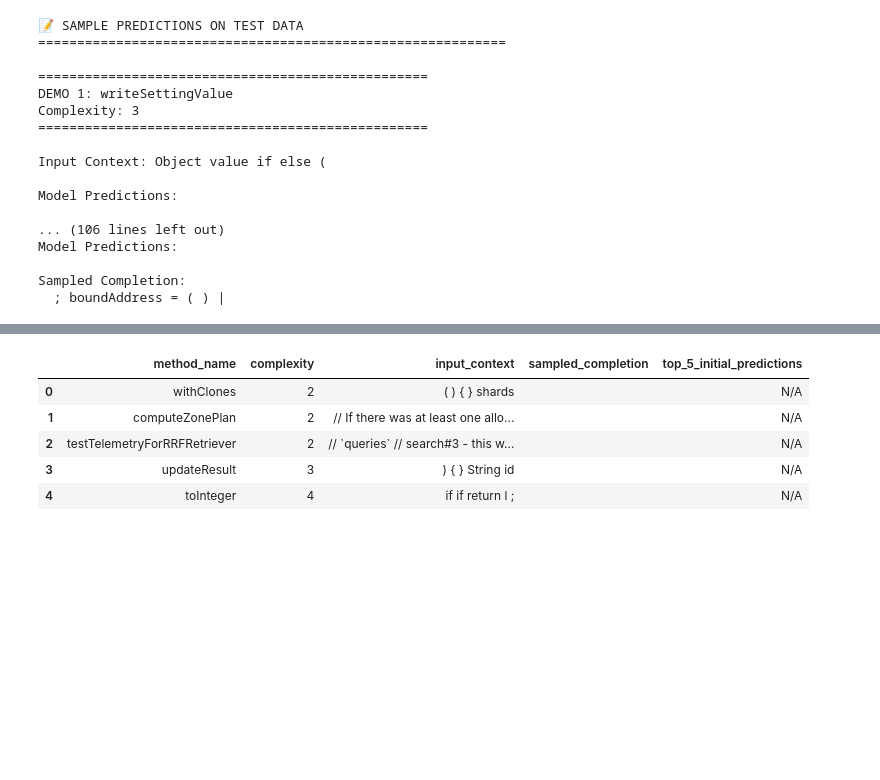
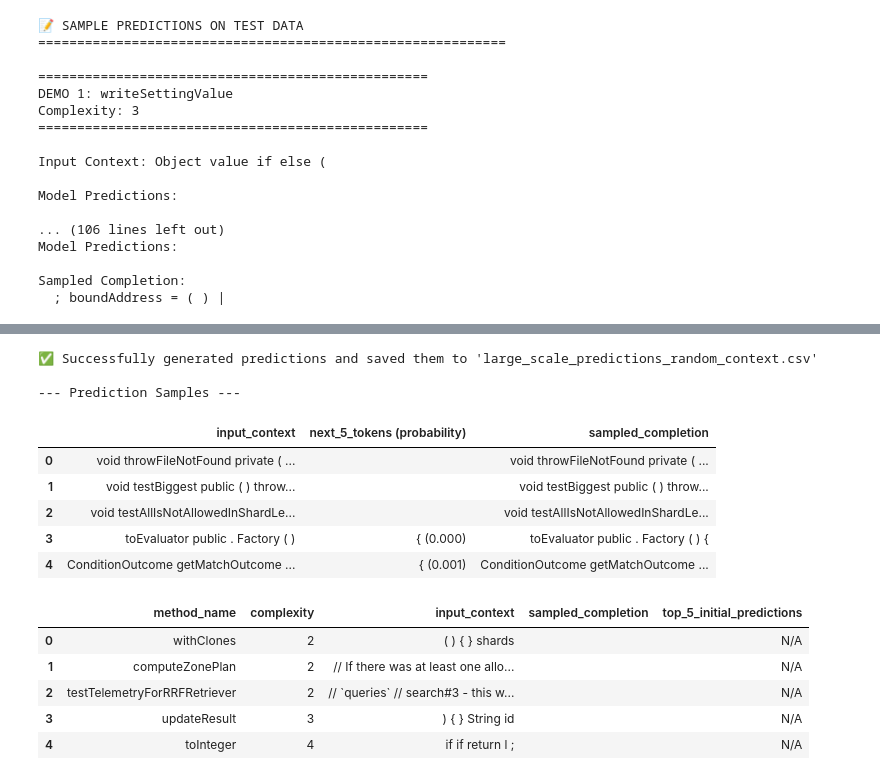
Before and after one commit to Alif829/AI4SE-Labs, a Jupyter notebook: Lab-01/experiment.ipynb, the cells around one changed output, grey strips where cells are left out. Cells and saved outputs as stored; diff of their text form; code cells hidden in the pictures; blank space fills up the shorter version.

Commit message:
samples

```diff
--- a/Lab-01/experiment.ipynb
+++ b/Lab-01/experiment.ipynb
@@ -561,0 +470,71 @@ Sampled Completion (full):
+# %%
+import pandas as pd
+from tqdm import tqdm
+import json
+import random
+
+# --- Configuration ---
+NUM_SAMPLES = 1000
+# MODIFIED: Define boundaries for the random context size
+MIN_CONTEXT_SIZE = 3
+MAX_CONTEXT_SIZE = 15
+MAX_COMPLETION_TOKENS = 50
+
+# --- Setup ---
+# Ensure 'best_model' is trained and 'test_df' is loaded from previous cells.
+large_scale_samples = test_df.head(NUM_SAMPLES)
+prediction_results = []
+
+print(f"🚀 Generating predictions for {NUM_SAMPLES} test samples with random context sizes...")
+
+# Use tqdm for a progress bar
+for idx, row in tqdm(large_scale_samples.iterrows(), total=len(large_scale_samples)):
+    try:
+        tokens = json.loads(row['code_tokens'])
+    except:
+        # Fallback for older data that might not be valid JSON
+        tokens = eval(row['code_tokens'])
+
+    # Skip methods that are too short to form a minimum context
+    if len(tokens) <= MIN_CONTEXT_SIZE:
+        continue
+
+    # MODIFIED: Randomly select a context size for this specific sample
+    # The upper bound is the smaller of MAX_CONTEXT_SIZE or the actual number of available tokens
+    effective_max_context = min(MAX_CONTEXT_SIZE, len(tokens) - 1)
+    context_size = random.randint(MIN_CONTEXT_SIZE, effective_max_context)
+
+    # 1. Get the input context using the random size
+    input_context = tokens[:context_size]
+
+    # 2. Get the next 5 possible tokens and their probabilities
+    next_tokens_with_probs = best_model.predict_next_tokens(input_context, top_k=5)
+
+    # Format the predictions into a single string for the column
+    formatted_predictions = ", ".join([f"{token} ({prob:.3f})" for token, prob in next_tokens_with_probs])
+
+    # 3. Get the full sampled completion
+    completion, _ = best_model.sample_completion(input_context, max_length=MAX_COMPLETION_TOKENS)
+    full_completion_str = ' '.join(input_context) + ' ' + ' '.join(completion)
+
+    # Store the results in a dictionary
+    prediction_results.append({
+        'input_context': ' '.join(input_context),
+        'next_5_tokens (probability)': formatted_predictions,
+        'sampled_completion': full_completion_str
+    })
+
+# --- Finalize and Save ---
+# Convert the list of results into a DataFrame
+predictions_df = pd.DataFrame(prediction_results)
+
+# Save the DataFrame to a CSV file
+output_csv_path = 'large_scale_predictions_random_context.csv'
+predictions_df.to_csv(output_csv_path, index=False)
+
+print(f"\n✅ Successfully generated predictions and saved them to '{output_csv_path}'")
+
+# Display the first few rows of the result
+print("\n--- Prediction Samples ---")
+display(predictions_df.head())
+# %% [output]
@@ -562,3 +542,12 @@ Sampled Completion (full):
+✅ Successfully generated predictions and saved them to 'large_scale_predictions_random_context.csv'
+
+--- Prediction Samples ---
+|  | input_context | next_5_tokens (probability) | sampled_completion |
+| 0 | void throwFileNotFound private ( ... |  | void throwFileNotFound private ( ... |
+| 1 | void testBiggest public ( ) throw... |  | void testBiggest public ( ) throw... |
+| 2 | void testAllIsNotAllowedInShardLe... |  | void testAllIsNotAllowedInShardLe... |
+| 3 | toEvaluator public . Factory ( ) | { (0.000) | toEvaluator public . Factory ( ) { |
+| 4 | ConditionOutcome getMatchOutcome ... | { (0.001) | ConditionOutcome getMatchOutcome ... |
 # %%
 predictions_df.head(5)
 # %% [output]
```
Also changed, not shown: parts of 2 cells of this notebook, 1 other file.
